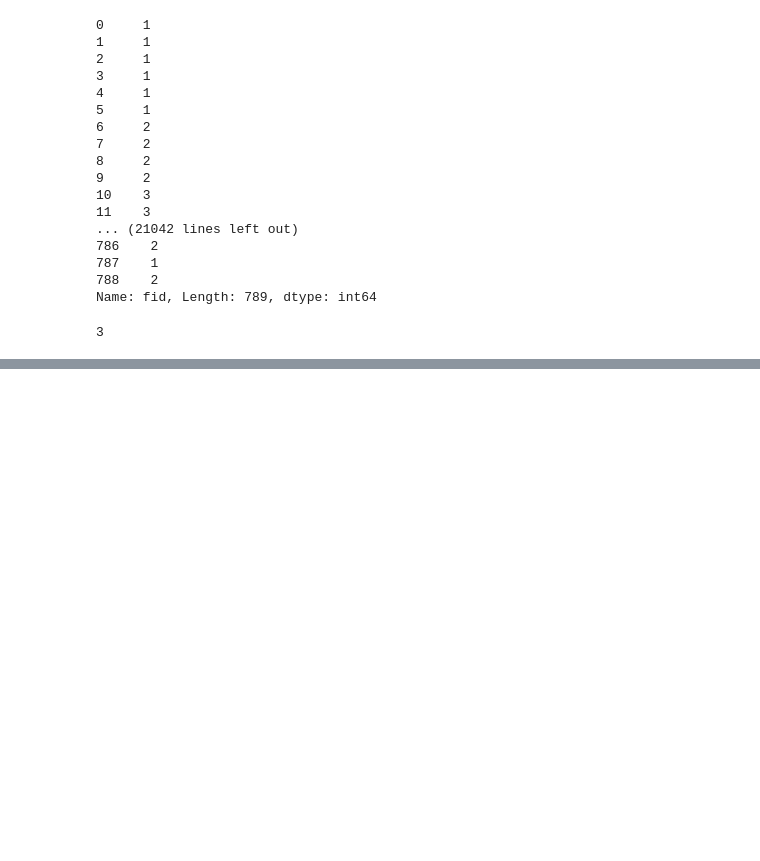
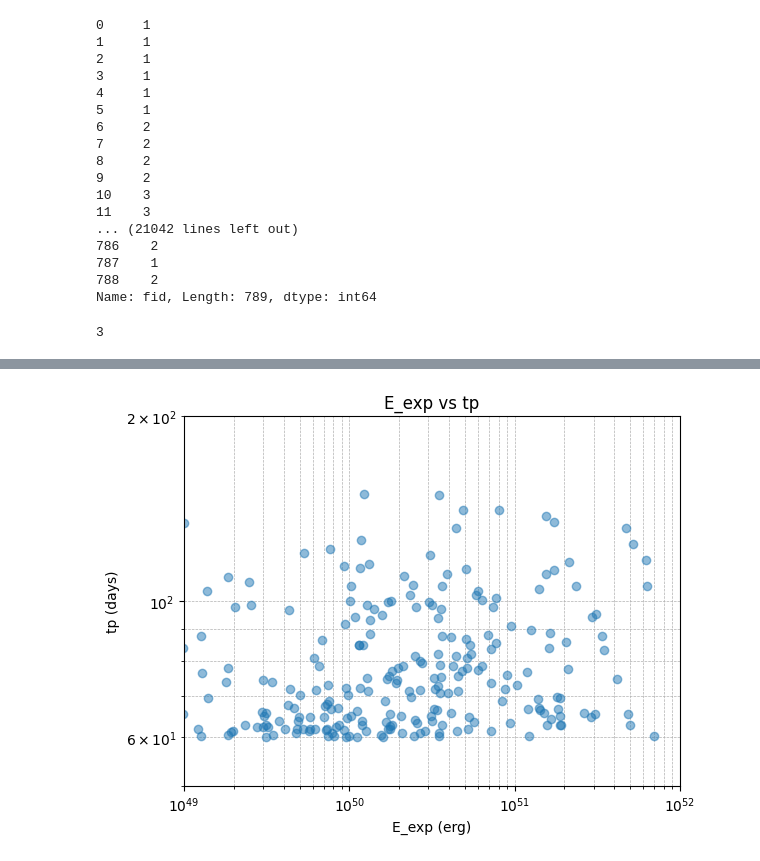
Before and after one commit to zknutson/TD_Data_proj, a Jupyter notebook: create_data.ipynb, the cells around one changed output, grey strips where cells are left out. Drawn from its saved outputs; the diff is of its cells as text; code cells hidden in the pictures; blank space fills up the shorter version.

```diff
--- a/create_data.ipynb
+++ b/create_data.ipynb
@@ -337,0 +150,13 @@ Name: E_exp, Length: 280, dtype: float64
+# %%
+plt.plot(results["E_exp"], results["tp"], "o", alpha=0.5)
+plt.xscale("log")
+plt.yscale("log")
+plt.xlabel("E_exp (erg)")
+plt.ylabel("tp (days)")
+plt.ylim(50, 2e2)
+plt.xlim(1e49, 1e52)
+plt.title("E_exp vs tp")
+plt.grid(True, which="both", ls="--", lw=0.5)
+plt.show()
+# %% [output]
+[figure, added]
```
Also changed, not shown: parts of 7 cells of this notebook, 6 other files.
